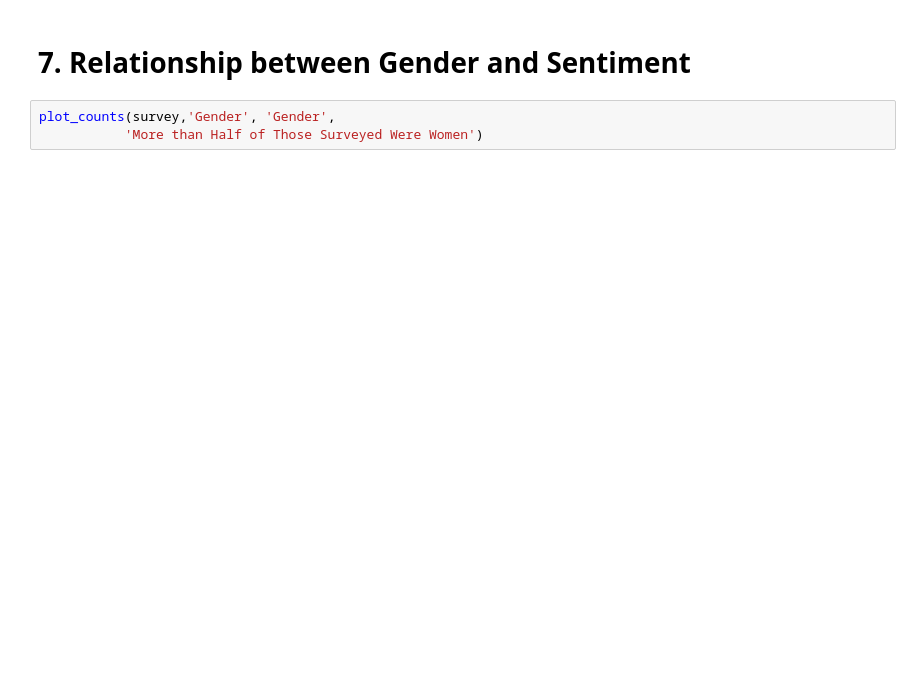
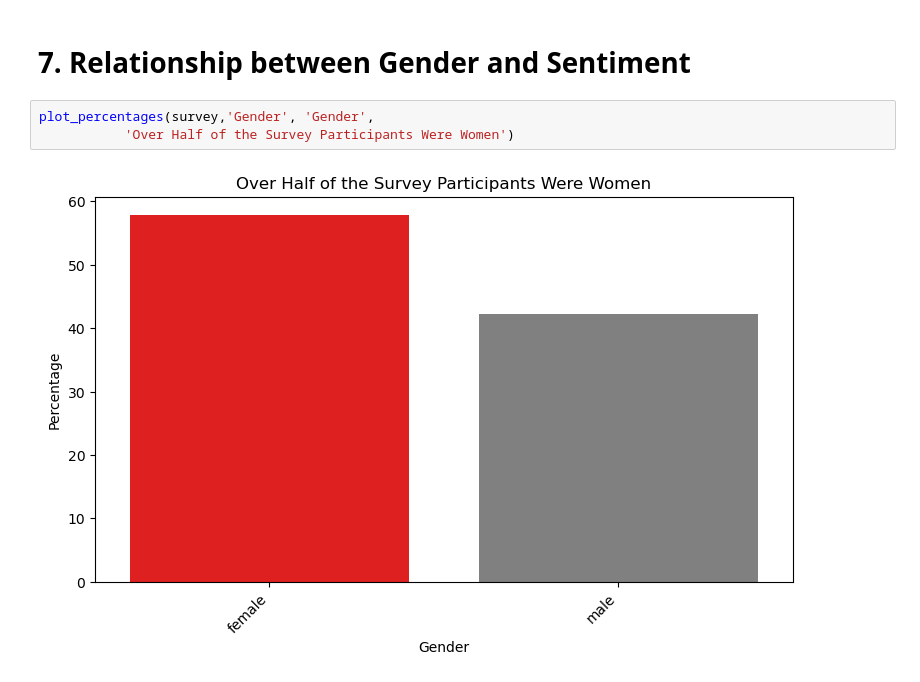
Before and after one commit to manelmahroug/Muslim-Brand-Sentiment, a Jupyter notebook: Brand_sentiment_001_June2024.ipynb, the cells around one changed output. Cells and saved outputs as stored; diff of their text form; blank space fills up the shorter version.

```diff
--- a/Brand_sentiment_001_June2024.ipynb
+++ b/Brand_sentiment_001_June2024.ipynb
@@ -468,8 +487,10 @@ Name: News_other, dtype: object
 # %% [markdown]
 # 7. Relationship between Gender and Sentiment
 # %%
-plot_counts(survey,'Gender', 'Gender',
-           'More than Half of Those Surveyed Were Women')
+plot_percentages(survey,'Gender', 'Gender',
+           'Over Half of the Survey Participants Were Women')
+# %% [output]
+[figure, added]
 # %%
 plot_stacked_bar_chart(
     df=survey,
```
Also changed, not shown: parts of 14 cells of this notebook.
